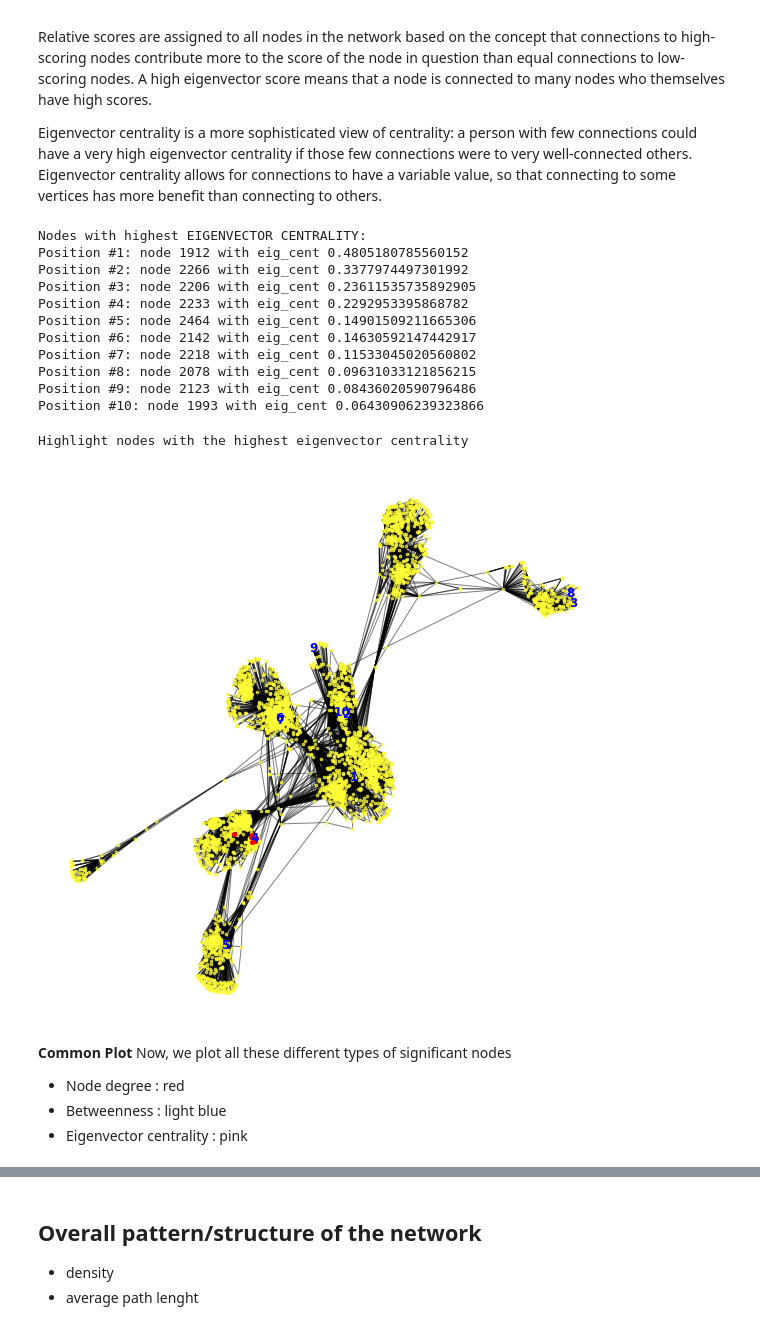
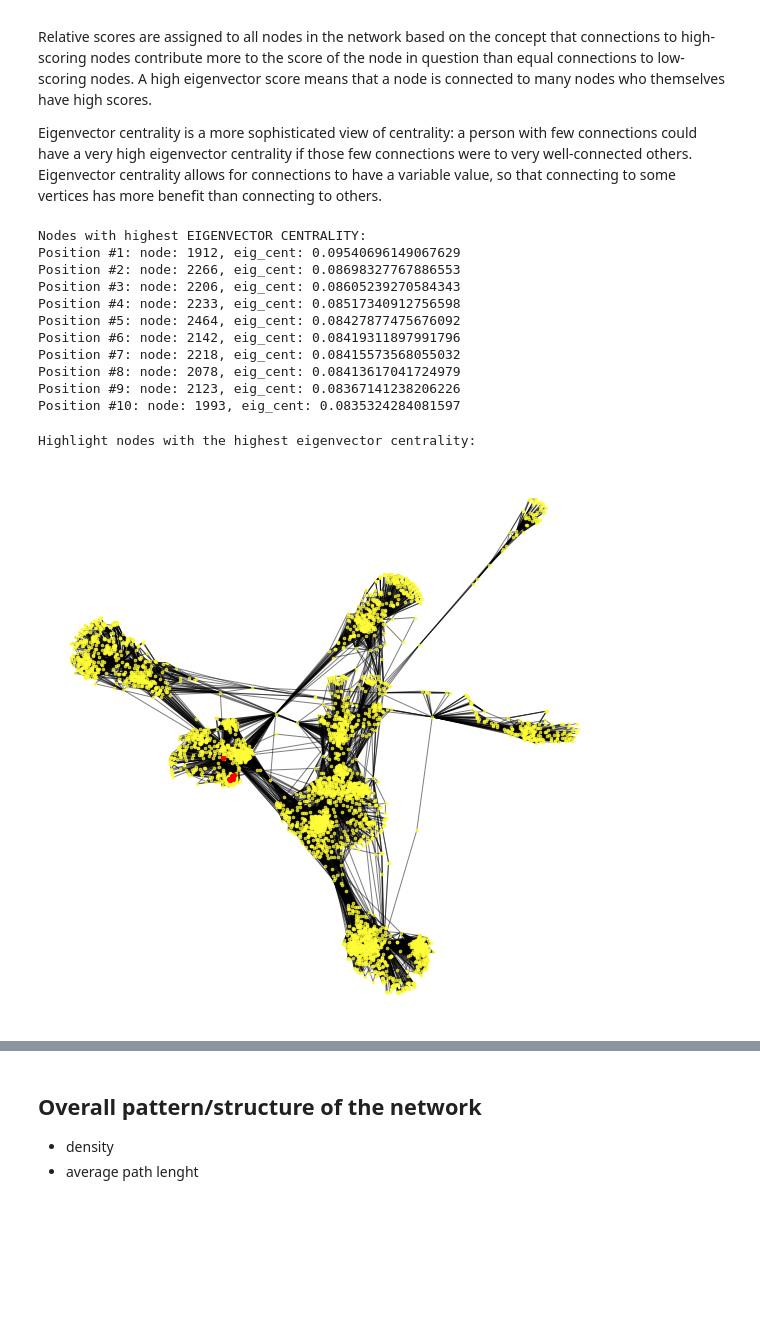
Before and after one commit to anitamezzetti/EPFL_Data_science_in_practice, a Jupyter notebook: Problem Set 3/ps3.ipynb, the cells around one changed output, grey strips where cells are left out. Saved outputs shown, nothing was run; the diff lists cells and outputs as text; code cells hidden in the pictures; blank space fills up the shorter version.

```diff
--- a/Problem Set 3/ps3.ipynb
+++ b/Problem Set 3/ps3.ipynb
@@ -149,14 +172,14 @@ betweenness = nx.betweenness_centrality(G) # compute the shortest-path betweenne
 # %% [markdown]
 We find the 10 people with highest betweenness. Betweenness centrality measures how important a node is to the shortest paths through the network. Hence, when we talk about links, it is important to find nodes which apprears more often.
 # %%
-high_btw = sorted(betweenness.items(), key=itemgetter(1), reverse=True)[:10]
-
+high_btw = sorted(betweenness_try.items(), key=itemgetter(1), reverse=True) #sort
+high_btw_10 = high_btw[0:10] # first ten nodes
 
 labels= [None] * num_nodes
 
 print("Nodes with highest BETWEENNESS CENTRALITY:")
 for i in range(10):
-    labels[int(np.array(degree_most_connected)[i,0])]=str(i+1)
-    print(f"Position #{i+1}: node {high_btw[i][0]} with betw_cen {high_btw[i][1]}")
+    labels[int(np.array(high_btw_10)[i,0])]=str(i+1)
+    print(f"Position #{i+1}: node; {high_btw_10[i][0]}, betw_cen: {high_btw_10[i][1]}")
 # %% [output]
 Nodes with highest BETWEENNESS CENTRALITY:
@@ -193,43 +216,42 @@ Eigenvector centrality is a more sophisticated view of centrality: a person with
 # %%
 # warning!! the next command is realy slow
 
-eigenv_centrality = nx.eigenvector_centrality(G)
+#eigenv_centrality = nx.eigenvector_centrality(G)
+#with open('eigen_values.p', 'wb') as fp:
+#    pickle.dump(eigenv_centrality, fp, protocol=pickle.HIGHEST_PROTOCOL)
+# %%
+with open('eigen_values.p', 'rb') as fp:
+    eigenv_centrality = pickle.load(fp)
 # %%
-high_eig_cen = sorted(eigenv_centrality.items(), key=itemgetter(1), reverse=True)[:10]
+high_eig_cen = sorted(eigenv_centrality.items(), key=itemgetter(1), reverse=True) #sort
+high_eig_cen_10 = high_eig_cen[0:10] # first ten nodes
 
 labels= [None] * num_nodes
 
 print("Nodes with highest EIGENVECTOR CENTRALITY:")
 for i in range(10):
-    labels[int(np.array(degree_most_connected)[i,0])]=str(i+1)
-    print(f"Position #{i+1}: node {high_eig_cen[i][0]} with eig_cent {high_btw[i][1]}")
+    labels[int(np.array(high_eig_cen_10)[i,0])]=str(i+1)
+    print(f"Position #{i+1}: node: {high_eig_cen_10[i][0]}, eig_cent: {high_eig_cen_10[i][1]}")
 # %% [output]
 Nodes with highest EIGENVECTOR CENTRALITY:
-Position #1: node 1912 with eig_cent 0.4805180785560152
-Position #2: node 2266 with eig_cent 0.3377974497301992
-Position #3: node 2206 with eig_cent 0.23611535735892905
-Position #4: node 2233 with eig_cent 0.2292953395868782
-Position #5: node 2464 with eig_cent 0.14901509211665306
-Position #6: node 2142 with eig_cent 0.14630592147442917
-Position #7: node 2218 with eig_cent 0.11533045020560802
-Position #8: node 2078 with eig_cent 0.09631033121856215
-Position #9: node 2123 with eig_cent 0.08436020590796486
-Position #10: node 1993 with eig_cent 0.06430906239323866
+Position #1: node: 1912, eig_cent: 0.09540696149067629
+Position #2: node: 2266, eig_cent: 0.08698327767886553
+Position #3: node: 2206, eig_cent: 0.08605239270584343
+Position #4: node: 2233, eig_cent: 0.08517340912756598
+Position #5: node: 2464, eig_cent: 0.08427877475676092
+Position #6: node: 2142, eig_cent: 0.08419311897991796
+Position #7: node: 2218, eig_cent: 0.08415573568055032
+Position #8: node: 2078, eig_cent: 0.08413617041724979
+Position #9: node: 2123, eig_cent: 0.08367141238206226
+Position #10: node: 1993, eig_cent: 0.0835324284081597
 # %%
 # PRINT
 
 labels = ['' if v is None else v for v in labels]
 dic_label = { nodes[labels.index(i)] : str(i) for i in labels }
 
-print("Highlight nodes with the highest eigenvector centrality")
-plot_network(G, position, nodes, np.array(high_eig_cen)[:,0] , 'r', True, True, dic_label)
+print("Highlight nodes with the highest eigenvector centrality:")
+plot_network(G, position, nodes, np.array(high_eig_cen_10)[:,0] , 'r', True, True, dic_label)
 # %% [output]
-Highlight nodes with the highest eigenvector centrality
+Highlight nodes with the highest eigenvector centrality:
-[figure, old version]
+[figure, new version]
-# %% [markdown]
-**Common Plot**
-Now, we plot all these different types of significant nodes
-
-- Node degree : red
-- Betweenness : light blue
-- Eigenvector centrality : pink
```
Also changed, not shown: parts of 30 cells of this notebook, 5 other files.
